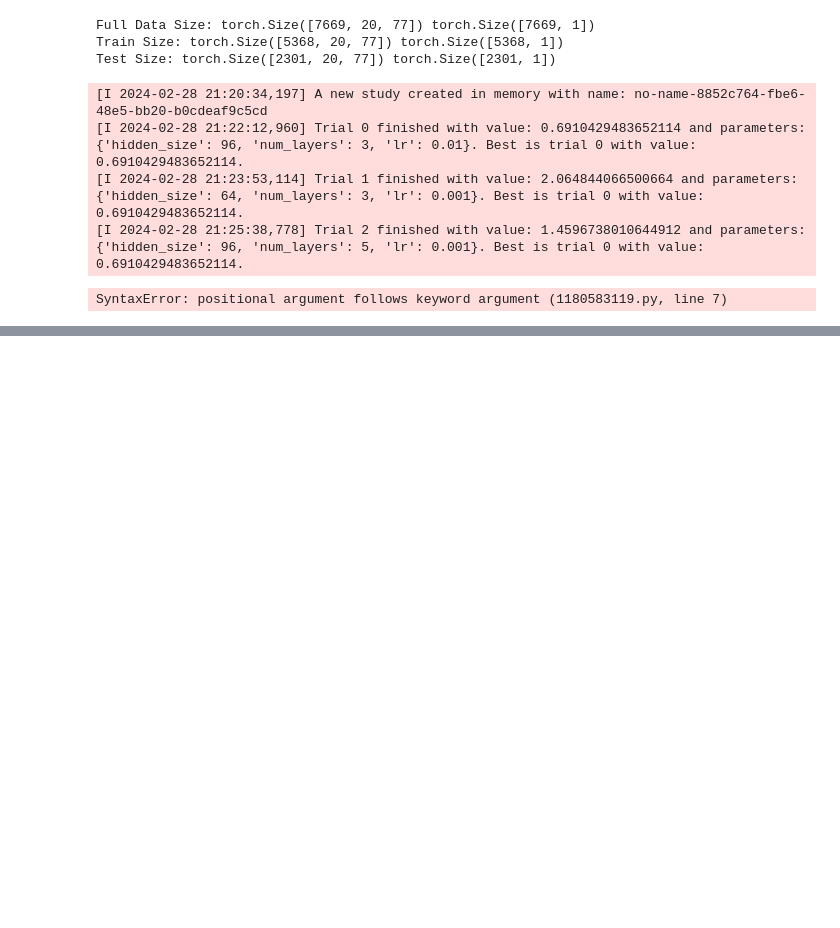
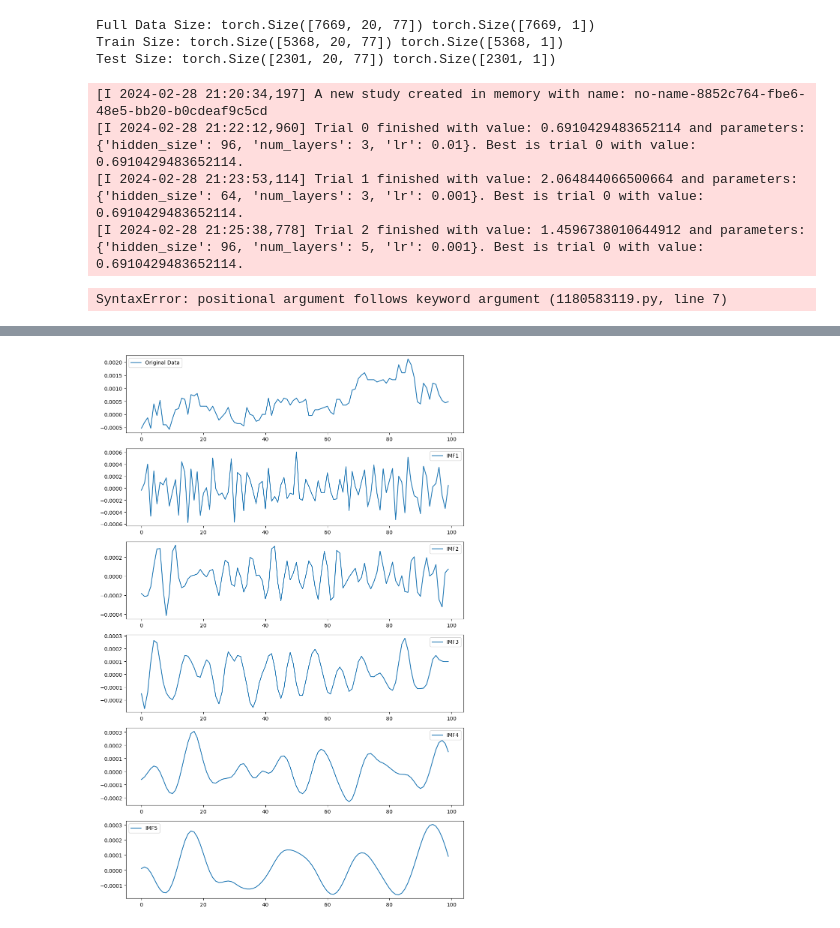
Before and after one commit to kevincoss/QuantInvestLab, a Jupyter notebook: btc_pred_rsch/code/models/CNN-LSTM_v3(shared).ipynb, the cells around one changed output, grey strips where cells are left out. Drawn from its saved outputs; the diff is of its cells as text; code cells hidden in the pictures; blank space fills up the shorter version.

```diff
--- a/btc_pred_rsch/code/models/CNN-LSTM_v3(shared).ipynb
+++ b/btc_pred_rsch/code/models/CNN-LSTM_v3(shared).ipynb
@@ -507,0 +541,20 @@ SyntaxError: positional argument follows keyword argument (1180583119.py, line 7
+# %%
+# 원본 데이터('returns_next10m')를 포함하여 각 IMF와 함께 시각화하기 위해 subplot 사용
+plt.figure(figsize=(10, 15))
+
+# 원본 데이터 시각화
+plt.subplot(6, 1, 1)
+plt.plot(df['returns_next10m'].iloc[:100], label='Original Data')
+plt.legend()
+plt.tight_layout()
+
+# 각 IMF를 별도의 줄로 시각화
+for i in range(1, 6):
+    plt.subplot(6, 1, i+1)
+    plt.plot(df[f'IMF{i}'].iloc[:100], label=f'IMF{i}')
+    plt.legend()
+    plt.tight_layout()
+
+plt.show()
+# %% [output]
+[figure, added]
```
Also changed, not shown: parts of 11 cells of this notebook, 3 other files.
